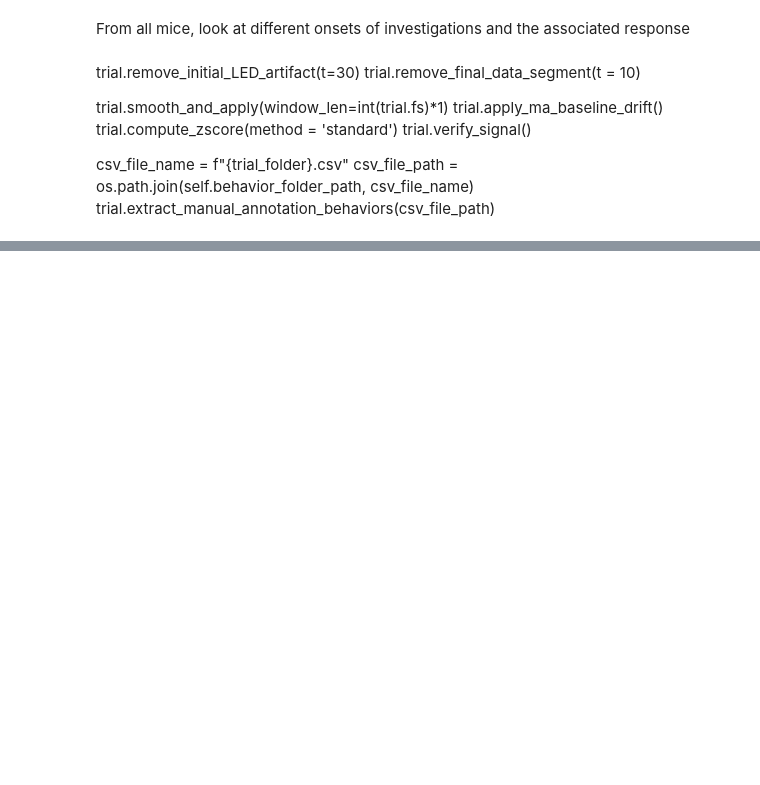
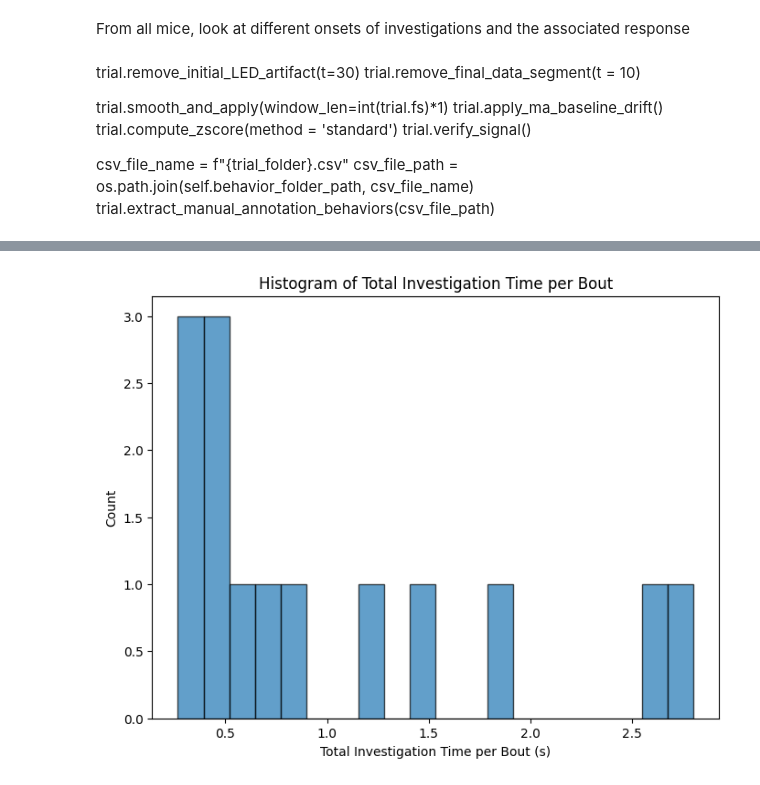
Before and after one commit to padillacoreanolab/Fiber_Photometry, a Jupyter notebook: DA_avg_exploration/bout_lengths.ipynb, the cells around one changed output, grey strips where cells are left out. Cells and saved outputs as stored; diff of their text form; code cells hidden in the pictures; blank space fills up the shorter version.

```diff
--- a/DA_avg_exploration/bout_lengths.ipynb
+++ b/DA_avg_exploration/bout_lengths.ipynb
@@ -65,0 +223,48 @@ nn5.behaviors.head()
+# %%
+import pandas as pd
+import matplotlib.pyplot as plt
+
+# Collect investigation data from all trials
+investigation_data = []
+
+for trial_name, trial in experiment.trials.items():
+    if hasattr(trial, 'behaviors') and not trial.behaviors.empty:
+        # Add subject information if missing
+        if "Subject" not in trial.behaviors.columns:
+            trial.behaviors["Subject"] = trial_name  # Assign trial name as Subject
+
+        # Filter only "Investigation" behaviors
+        investigation_df = trial.behaviors[trial.behaviors["Behavior"] == "Investigation"].copy()
+
+        # Ensure "Duration (s)" exists, or calculate it
+        if "Duration (s)" not in investigation_df.columns:
+            investigation_df["Duration (s)"] = investigation_df["Event_End"] - investigation_df["Event_Start"]
+
+        # Group by Subject and Bout to compute total investigation time
+        grouped = (
+            investigation_df
+            .groupby(["Subject", "Bout"], as_index=False)
+            .agg(Total_Investigation_Time=("Duration (s)", "sum"))  # Total time spent investigating
+        )
+
+        # Append to list
+        investigation_data.append(grouped)
+
+# Concatenate results from all trials into one DataFrame
+if investigation_data:
+    investigation_stats = pd.concat(investigation_data, ignore_index=True)
+else:
+    investigation_stats = pd.DataFrame(columns=["Subject", "Bout", "Total invest"])
+
+# Extract total investigation time per bout
+total_investigation_times = investigation_stats["Total_Investigation_Time"]
+
+# Plot histogram
+plt.figure(figsize=(8, 6))
+plt.hist(total_investigation_times, bins=20, edgecolor="black", alpha=0.7)
+plt.xlabel("Total Investigation Time per Bout (s)")
+plt.ylabel("Count")
+plt.title("Histogram of Total Investigation Time per Bout")
+plt.show()
+# %% [output]
+[figure, added]
```
Also changed, not shown: parts of 15 cells of this notebook, 3 other files.
